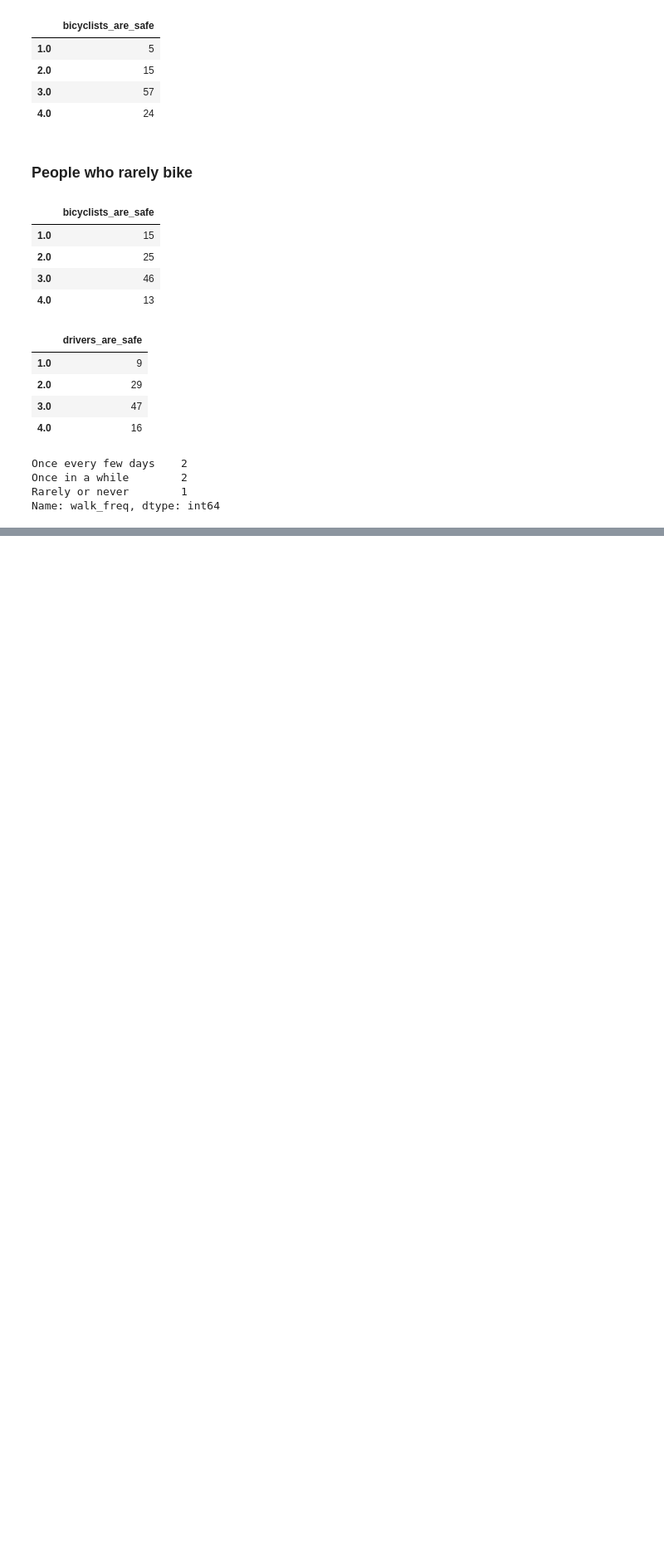
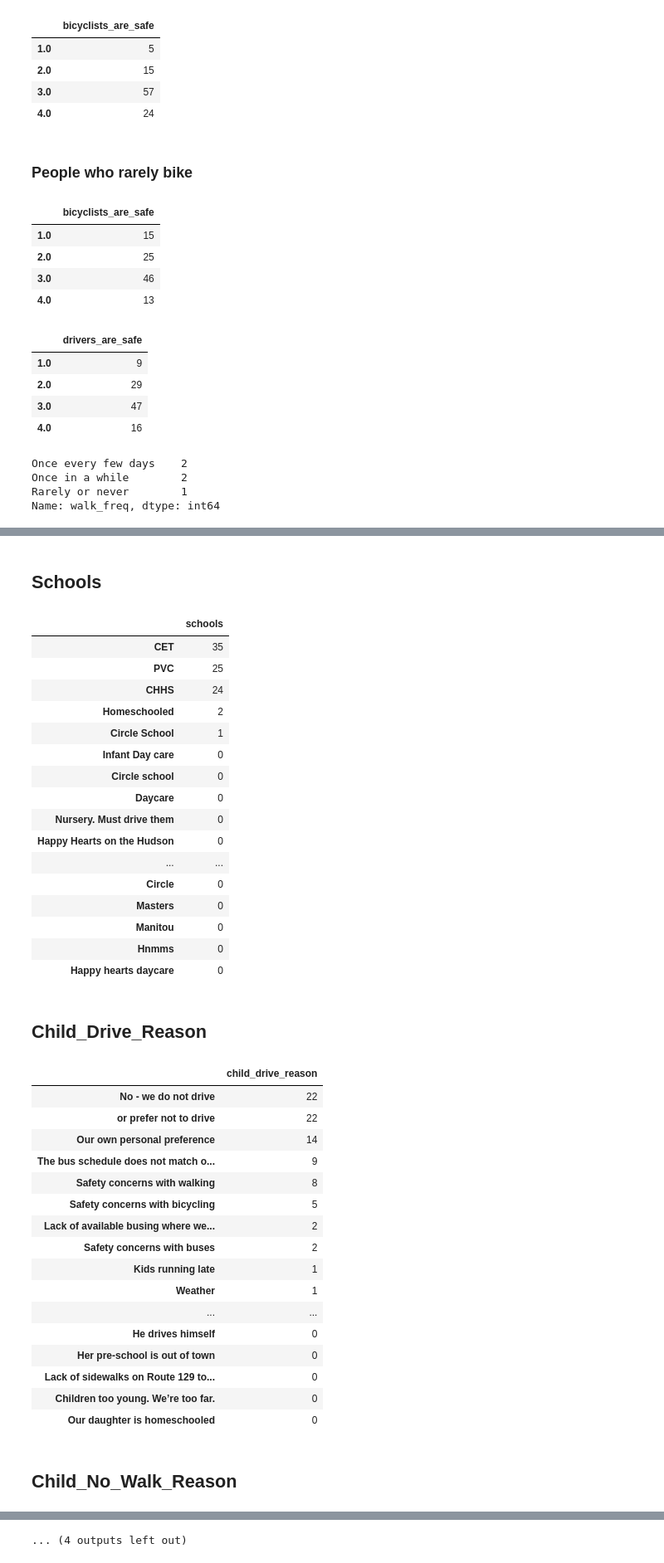
Before and after one commit to croton-on-hudson/bicycle-pedestrian-committee, a Jupyter notebook: survey/analysis/analysis_preliminary.ipynb, the cells around one changed output, grey strips where cells are left out. Shown at 83% size. Drawn from its saved outputs; the diff is of its cells as text; code cells hidden in the pictures; blank space fills up the shorter version.

```diff
--- a/survey/analysis/analysis_preliminary.ipynb
+++ b/survey/analysis/analysis_preliminary.ipynb
@@ -525,0 +313,59 @@ Rarely or never - my children are too young       50.0       NaN
+# %%
+# collects and displays how many respondents selected each answer option for questions that allowed more than one answer
+def display_answer_counts(field_prefixes):
+    # loop through each of these question prefixes so we can find the corresponding columns
+    for prefix in field_prefixes:
+        # get all the column names for each question
+        column_names = [c for c in df if c.startswith(prefix + "_")]
+        #display(column_names)
+
+        #merge all the columns into one so we can do some simple overall stats on them
+        df2 = pd.melt(df, id_vars=['neighborhood', 'demographic'], value_vars=column_names, value_name=prefix)
+
+        #count how many times each response was given, as a percent of all
+        counts = df2[prefix].value_counts().to_frame().apply(lambda x: 100 * x / get_num_respondents(prefix, df2)).round(0).astype(int)
+
+        display(Markdown('## {}'.format(prefix).title()))
+        display(counts)
+
+# a list of dataframe column prefixes for questions that allowed multiple answers given
+fields = [ 'schools', 'child_drive_reason', 'child_no_walk_reason', 'child_no_bike_reason', 'commuter_distance', 'no_walk_reason', 'no_bike_reason', 'drive_reason' ]
+display_answer_counts(fields)
+# %% [output]
+## Schools
+|  | schools |
+| CET | 35 |
+| PVC | 25 |
+| CHHS | 24 |
+| Homeschooled | 2 |
+| Circle School | 1 |
+| Infant Day care | 0 |
+| Circle school | 0 |
+| Daycare | 0 |
+| Nursery. Must drive them | 0 |
+| Happy Hearts on the Hudson | 0 |
+| ... | ... |
+| Circle | 0 |
+| Masters | 0 |
+| Manitou | 0 |
+| Hnmms | 0 |
+| Happy hearts daycare | 0 |
+## Child_Drive_Reason
+|  | child_drive_reason |
+| No - we do not drive | 22 |
+| or prefer not to drive | 22 |
+| Our own personal preference | 14 |
+| The bus schedule does not match o... | 9 |
+| Safety concerns with walking | 8 |
+| Safety concerns with bicycling | 5 |
+| Lack of available busing where we... | 2 |
+| Safety concerns with buses | 2 |
+| Kids running late | 1 |
+| Weather | 1 |
+| ... | ... |
+| He drives himself | 0 |
+| Her pre-school is out of town | 0 |
+| Lack of sidewalks on Route 129 to... | 0 |
+| Children too young. We’re too far. | 0 |
+| Our daughter is homeschooled | 0 |
+## Child_No_Walk_Reason
@@ -525,0 +443 @@ Rarely or never - my children are too young       50.0       NaN
+... (4 outputs left out)
```
Also changed, not shown: parts of 13 cells of this notebook, 1 other file.
